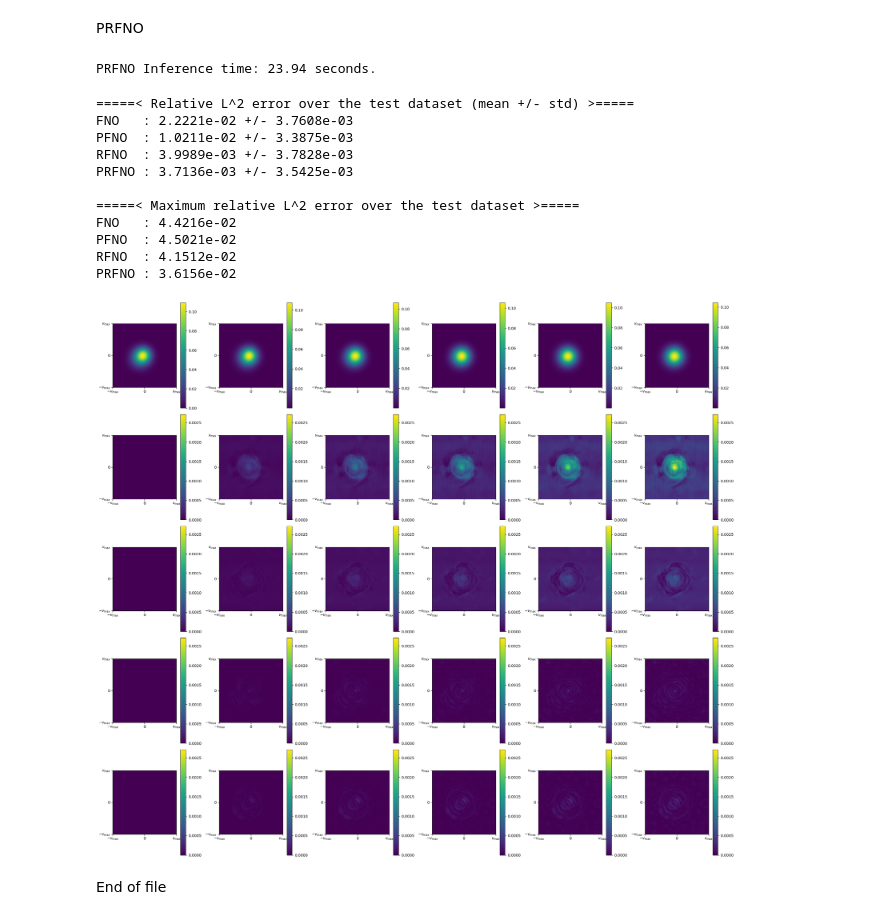
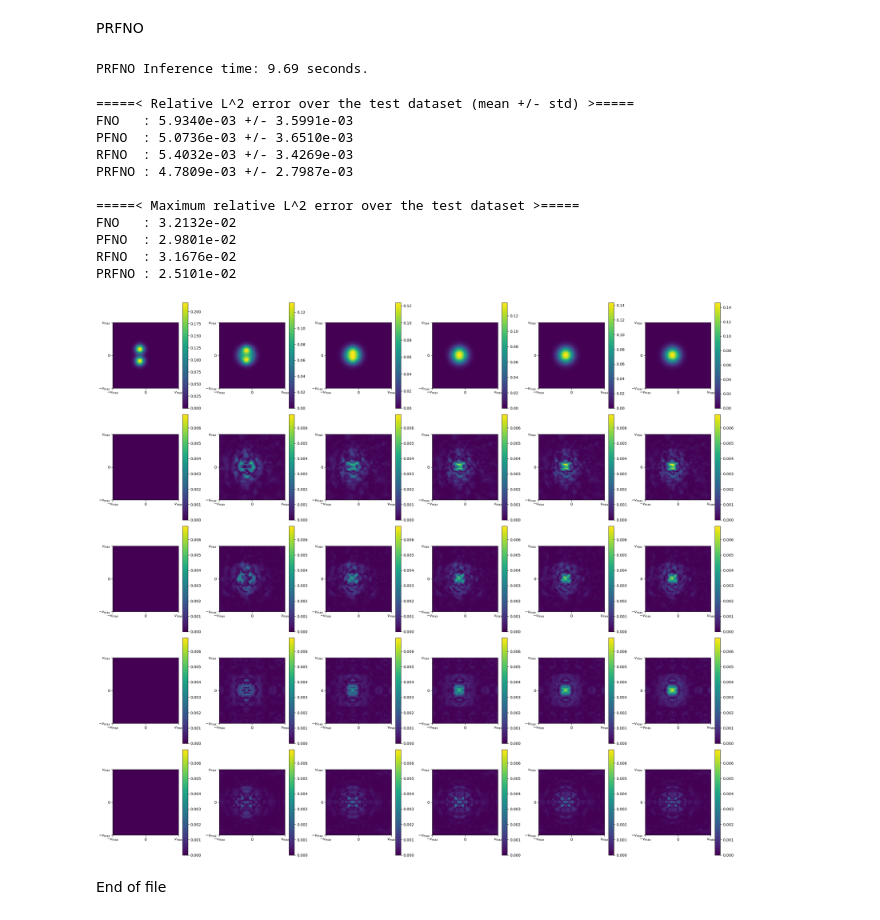
Before and after one commit to Gwangjae-Jung/parameterized_Boltzmann_solver, a Jupyter notebook: inference_2D/inference.ipynb, the cells around one changed output. Cells and saved outputs as stored; diff of their text form; code cells hidden in the pictures.

```diff
--- a/inference_2D/inference.ipynb
+++ b/inference_2D/inference.ipynb
@@ -155,17 +155,17 @@ Successfully loaded normalizers.
 # %% [markdown]
 ### 3-1. Construct dataloader
 # %%
-path_data = path_base / "datasets" / "Boltzmann_2D__coeff1.59e-01__res_t051_v128"
+path_data = path_base / "datasets" / "test" / "Boltzmann_2D__coeff1.59e-01__res_t051_v064"
 assert path_data.exists(), f"The data path {path_data} does not exist."
 list_alpha = [0.0, 0.25, 0.50, 0.75, 1.0]
-part_start, part_end = 1, 50
+part_start, part_end = 1, 8
 
 data, params = [], []
 generation_time = 0.0
 files = sorted(path_data.glob("alpha*.pth"))
 alpha_and_part = list(product(list_alpha, range(part_start, part_end+1)))
 for alpha, part in tqdm(alpha_and_part):
-    file = path_data / f"alpha{alpha:.2f}__part{part:03d}.pth"
+    file = path_data / f"alpha{alpha:.2f}__part{part:02d}.pth"
     f = torch.load(file, weights_only=False)
     data.append(f['data'])         # (num_instances, res_t, 1, 1, res, res, 1)
     params.append(f['vhs_alpha']*torch.ones(f['data'].size(0), 1))     # float
@@ -306,39 +306,45 @@ with torch.inference_mode():
 inference_time_prfno = perf_counter() - inference_time_prfno
 print(f"PRFNO Inference time: {inference_time_prfno:.2f} seconds.")
 # %% [output]
-PRFNO Inference time: 23.94 seconds.
+PRFNO Inference time: 9.69 seconds.
 # %%
-rel_error_fno   = relative_error(pred_fno, data.cpu())
-rel_error_pfno  = relative_error(pred_pfno, data.cpu())
-rel_error_rfno  = relative_error(pred_rfno, data.cpu())
-rel_error_prfno = relative_error(pred_prfno, data.cpu())
+_dim = tuple((2, 3, 4))
+rel_error_fno   = relative_error(pred_fno, data.cpu(), dim=_dim)
+rel_error_pfno  = relative_error(pred_pfno, data.cpu(), dim=_dim)
+rel_error_rfno  = relative_error(pred_rfno, data.cpu(), dim=_dim)
+rel_error_prfno = relative_error(pred_prfno, data.cpu(), dim=_dim)
+# %%
+max_rel_error_fno   = rel_error_fno.max(dim=1)[0]
+max_rel_error_pfno  = rel_error_pfno.max(dim=1)[0]
+max_rel_error_rfno  = rel_error_rfno.max(dim=1)[0]
+max_rel_error_prfno = rel_error_prfno.max(dim=1)[0]
 # %%
 print(f"=====< Relative L^2 error over the test dataset (mean +/- std) >=====")
-print(f"FNO   : {rel_error_fno.mean().item():.4e} +/- {rel_error_fno.std().item():.4e}")
-print(f"PFNO  : {rel_error_pfno.mean().item():.4e} +/- {rel_error_pfno.std().item():.4e}")
-print(f"RFNO  : {rel_error_rfno.mean().item():.4e} +/- {rel_error_rfno.std().item():.4e}")
-print(f"PRFNO : {rel_error_prfno.mean().item():.4e} +/- {rel_error_prfno.std().item():.4e}")
+print(f"FNO   : {max_rel_error_fno.mean().item():.4e} +/- {max_rel_error_fno.std().item():.4e}")
+print(f"PFNO  : {max_rel_error_pfno.mean().item():.4e} +/- {max_rel_error_pfno.std().item():.4e}")
+print(f"RFNO  : {max_rel_error_rfno.mean().item():.4e} +/- {max_rel_error_rfno.std().item():.4e}")
+print(f"PRFNO : {max_rel_error_prfno.mean().item():.4e} +/- {max_rel_error_prfno.std().item():.4e}")
 print()
 print(f"=====< Maximum relative L^2 error over the test dataset >=====")
-print(f"FNO   : {rel_error_fno.max().item():.4e}")
-print(f"PFNO  : {rel_error_pfno.max().item():.4e}")
-print(f"RFNO  : {rel_error_rfno.max().item():.4e}")
-print(f"PRFNO : {rel_error_prfno.max().item():.4e}")
+print(f"FNO   : {max_rel_error_fno.max().item():.4e}")
+print(f"PFNO  : {max_rel_error_pfno.max().item():.4e}")
+print(f"RFNO  : {max_rel_error_rfno.max().item():.4e}")
+print(f"PRFNO : {max_rel_error_prfno.max().item():.4e}")
 print()
 # %% [output]
 =====< Relative L^2 error over the test dataset (mean +/- std) >=====
-FNO   : 2.2221e-02 +/- 3.7608e-03
-PFNO  : 1.0211e-02 +/- 3.3875e-03
-RFNO  : 3.9989e-03 +/- 3.7828e-03
-PRFNO : 3.7136e-03 +/- 3.5425e-03
+FNO   : 5.9340e-03 +/- 3.5991e-03
+PFNO  : 5.0736e-03 +/- 3.6510e-03
+RFNO  : 5.4032e-03 +/- 3.4269e-03
+PRFNO : 4.7809e-03 +/- 2.7987e-03
 
 =====< Maximum relative L^2 error over the test dataset >=====
-FNO   : 4.4216e-02
-PFNO  : 4.5021e-02
-RFNO  : 4.1512e-02
-PRFNO : 3.6156e-02
+FNO   : 3.2132e-02
+PFNO  : 2.9801e-02
+RFNO  : 3.1676e-02
+PRFNO : 2.5101e-02
 # %%
-idx_inst = 17
+idx_inst = max_rel_error_fno.argmax().item()
 fig:    plt.Figure
 axes:   Sequence[plt.Axes]
 fig, axes = plt.subplots(5, 6, figsize=(24, 21))
@@ -348,33 +354,33 @@ f1 = pred_fno[idx_inst, ..., 0].cpu()
 f2 = pred_pfno[idx_inst, ..., 0].cpu()
 f3 = pred_rfno[idx_inst, ..., 0].cpu()
 f4 = pred_prfno[idx_inst, ..., 0].cpu()
 _vmax = max(
     torch.abs(f1 - f0).max().item(),
     torch.abs(f2 - f0).max().item(),
     torch.abs(f3 - f0).max().item(),
     torch.abs(f4 - f0).max().item(),
 )
 for c, idx_t in zip(range(6), range(0, 51, 10)):
     x0 = f0[idx_t]
     x1 = f1[idx_t]
     x2 = f2[idx_t]
     x3 = f3[idx_t]
     x4 = f4[idx_t]
     d1 = torch.abs(x1 - x0)
     d2 = torch.abs(x2 - x0)
     d3 = torch.abs(x3 - x0)
     d4 = torch.abs(x4 - x0)
     fig.colorbar(axes[0, c].imshow(x0, **_cfg_imshow))
     fig.colorbar(axes[1, c].imshow(d1, **_cfg_imshow, vmin=0.0, vmax=_vmax))
     fig.colorbar(axes[2, c].imshow(d2, **_cfg_imshow, vmin=0.0, vmax=_vmax))
     fig.colorbar(axes[3, c].imshow(d3, **_cfg_imshow, vmin=0.0, vmax=_vmax))
     fig.colorbar(axes[4, c].imshow(d4, **_cfg_imshow, vmin=0.0, vmax=_vmax))
 for ax in axes.flatten():
     ax.set_xticks([0, 0.5, 1], [r"$-v_\text{max}$", "0", r"$v_\text{max}$"])
     ax.set_yticks([0, 0.5, 1], [r"$-v_\text{max}$", "0", r"$v_\text{max}$"])
 fig.tight_layout()
 fig.show()
 # %% [output]
-[figure, old version]
+[figure, new version]
 # %% [markdown]
 End of file
```
Also changed, not shown: parts of 4 cells of this notebook, 53 other files.
